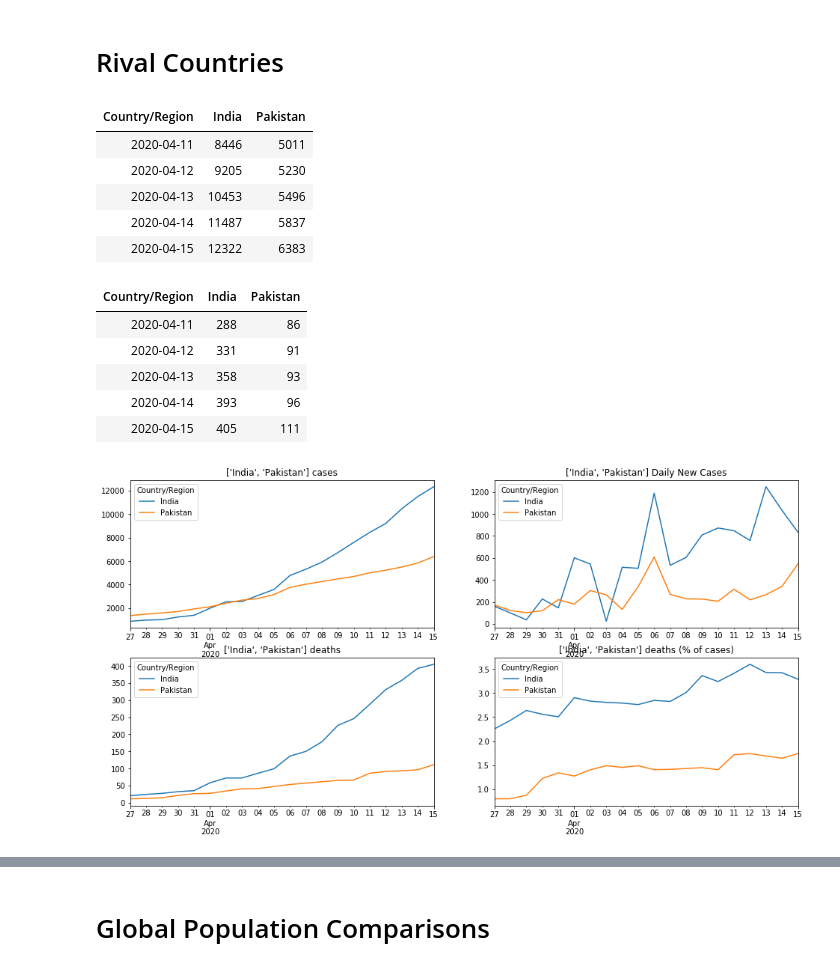
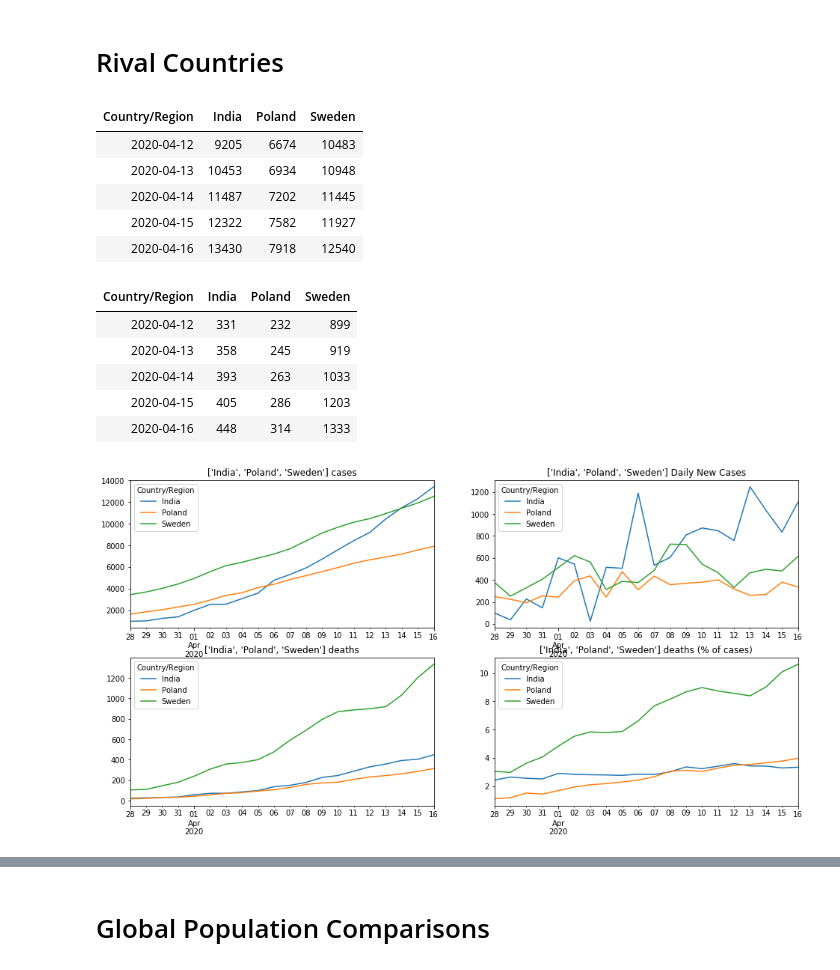
Before and after one commit to dougfoo/machineLearning, a Jupyter notebook: covid/COVID-global-working.ipynb, the cells around one changed output, grey strips where cells are left out. Drawn from its saved outputs; the diff is of its cells as text; code cells hidden in the pictures.

```diff
--- a/covid/COVID-global-working.ipynb
+++ b/covid/COVID-global-working.ipynb
@@ -320,32 +320,32 @@ display(dfd_g2r[dfd_g2r.index.isin(countries)].diff(axis=1).pct_change(axis=1).t
 # Rival Countries
 # %%
 maxdays = 20
-countries = ['India','Pakistan']
+countries = ['India','Poland','Sweden']
 
 fig, axs = plt.subplots(2,2, figsize=(16, 8), sharex=False )
 
 dfc_g[countries].tail(maxdays).plot(title=str(countries)+' cases', ax=axs[0,0])
 dfc_g[countries].diff().tail(maxdays).plot(title=str(countries)+' Daily New Cases', ax=axs[0,1])
 
 dfd_g[countries].tail(maxdays).plot(title=str(countries)+' deaths', ax=axs[1,0])
 (dfd_g[countries] / dfc_g[countries]).mul(100).tail(maxdays).plot(title=str(countries)+' deaths (% of cases)', ax=axs[1,1])
 
 display(dfc_g[countries].tail(5))
 display(dfd_g[countries].tail(5))
 # %% [output]
-| Country/Region | India | Pakistan |
-| 2020-04-11 | 8446 | 5011 |
-| 2020-04-12 | 9205 | 5230 |
-| 2020-04-13 | 10453 | 5496 |
-| 2020-04-14 | 11487 | 5837 |
-| 2020-04-15 | 12322 | 6383 |
+| Country/Region | India | Poland | Sweden |
+| 2020-04-12 | 9205 | 6674 | 10483 |
+| 2020-04-13 | 10453 | 6934 | 10948 |
+| 2020-04-14 | 11487 | 7202 | 11445 |
+| 2020-04-15 | 12322 | 7582 | 11927 |
+| 2020-04-16 | 13430 | 7918 | 12540 |
-| Country/Region | India | Pakistan |
-| 2020-04-11 | 288 | 86 |
-| 2020-04-12 | 331 | 91 |
-| 2020-04-13 | 358 | 93 |
-| 2020-04-14 | 393 | 96 |
-| 2020-04-15 | 405 | 111 |
+| Country/Region | India | Poland | Sweden |
+| 2020-04-12 | 331 | 232 | 899 |
+| 2020-04-13 | 358 | 245 | 919 |
+| 2020-04-14 | 393 | 263 | 1033 |
+| 2020-04-15 | 405 | 286 | 1203 |
+| 2020-04-16 | 448 | 314 | 1333 |
-[figure, old version]
+[figure, new version]
 # %%
 # benelux
 maxdays = 20
```
Also changed, not shown: parts of 17 cells of this notebook, 1 other file.
